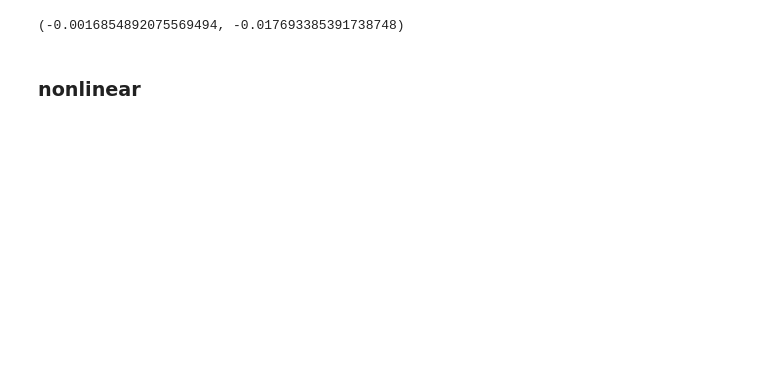
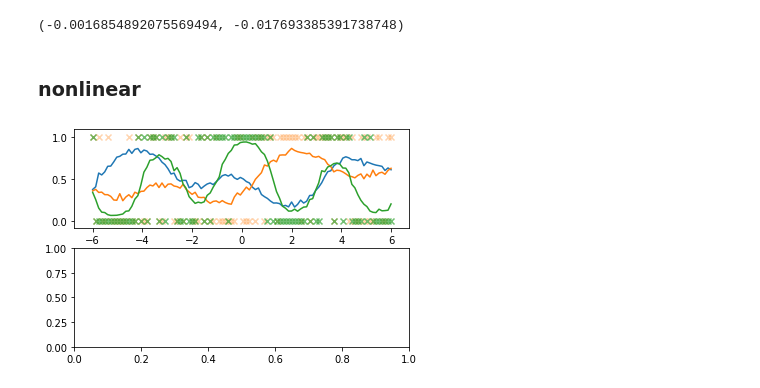
Before and after one commit to wooohoooo/thompson_sampling, a Jupyter notebook: 01_multi_armed_bandits.ipynb, the cells around one changed output. Saved outputs shown, nothing was run; the diff lists cells and outputs as text; code cells hidden in the pictures; blank space fills up the shorter version.

```diff
--- a/01_multi_armed_bandits.ipynb
+++ b/01_multi_armed_bandits.ipynb
@@ -321,6 +321,39 @@ class NonlinearContextualNumericalBandit(AbstractContextualMAB):
             arm_ps.append(self.get_probability(i, context))
 
         return np.argmax(arm_ps)
+# %%
+fig, axes = plt.subplots(nrows=2)
+
+y_new = np.ones(shape=[len(nonlinear_theta),num_data])
+
+
+for arm in range(len(nonlinear_theta)):
+
+    y = []
+    p1s = []
+    p2s= []
+    optimal_y = []
+    for i in range(num_data):
+        context = X_multidimensional[:,i]
+
+        outcome, p1, p2 = nccb.get_reward(arm, context)
+        p1s.append(p1)
+        p2s.append(p2)
+        y.append(outcome)
+
+        optimal_y.append(nccb.get_reward(nccb.get_optimal_arm(context), context)[0])
+    y = np.array(y).flatten()
+    y_new[arm,:] = y
+
+    axes[0].scatter(X_multidimensional[0,:],y,alpha = arm/3, marker= 'x',)
+
+    axes[0].plot(X_multidimensional[0,:],p2s,label = f'arm {arm}')
+
+
+    #plot_regret(optimal_y,y)
+    #axes[0].legend()
+# %% [output]
+[figure, added]
 # %%
 from nbdev.export import *
 notebook2script()
```
Also changed, not shown: parts of 14 cells of this notebook, 2 other files.
